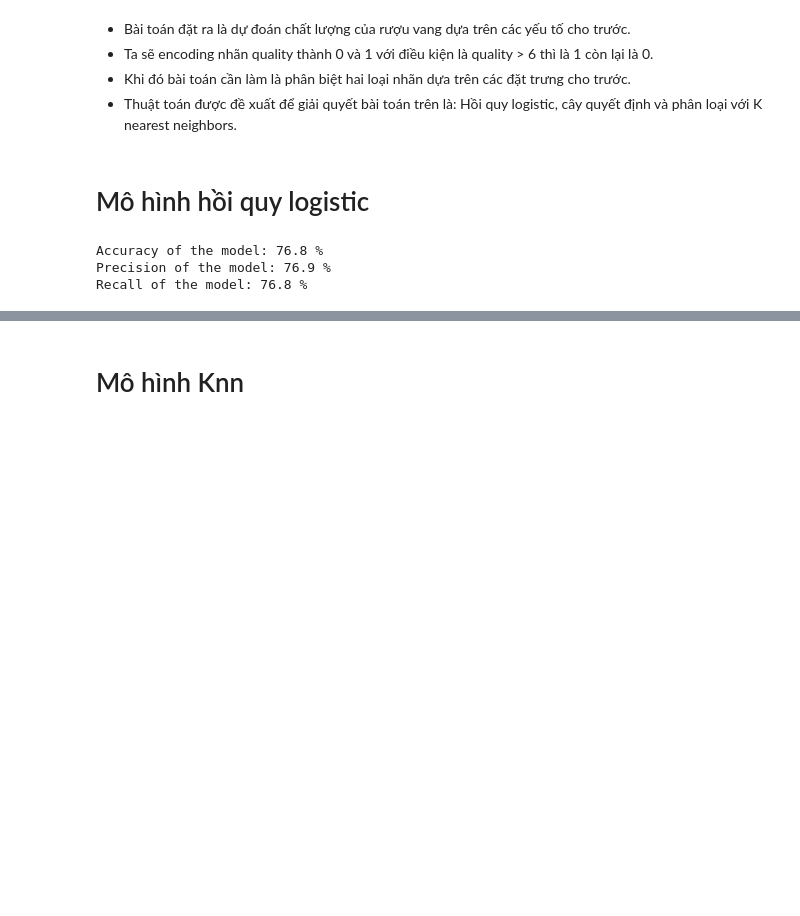
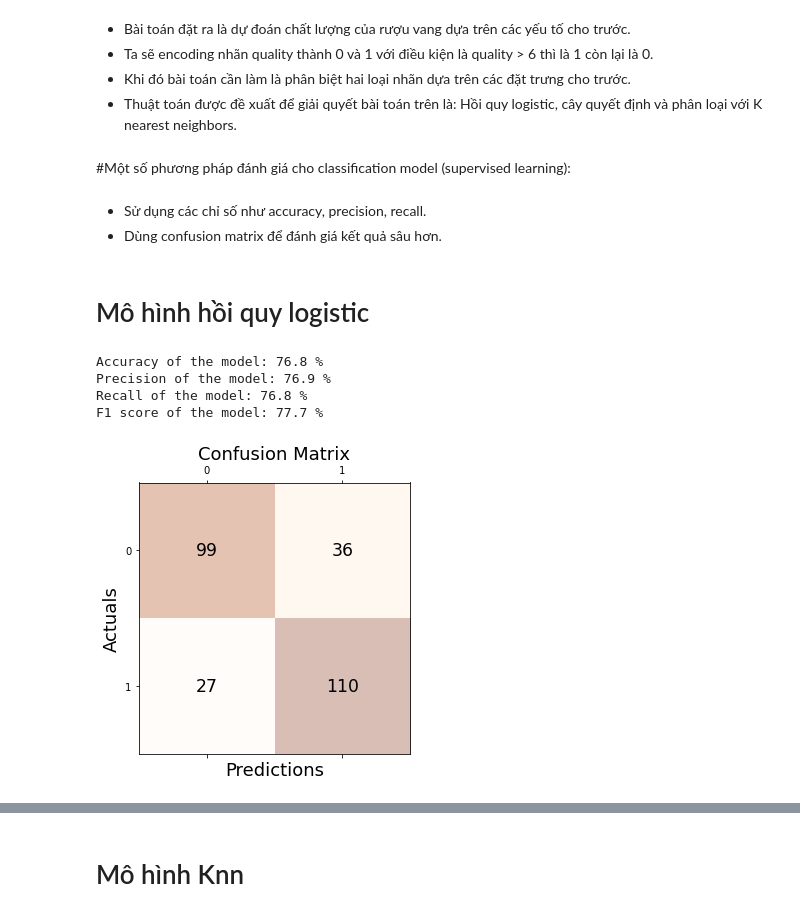
Before and after one commit to DataScienceHCMUS/Analysis, a Jupyter notebook: notebooks/redwinequality.ipynb, the cells around one changed output, grey strips where cells are left out. Drawn from its saved outputs; the diff is of its cells as text; code cells hidden in the pictures; blank space fills up the shorter version.

```diff
--- a/notebooks/redwinequality.ipynb
+++ b/notebooks/redwinequality.ipynb
@@ -352,24 +352,45 @@ X_test = scaler.fit_transform(X_t)
 - Ta sẽ encoding nhãn quality thành 0 và 1 với điều kiện là quality > 6 thì là 1 còn lại là 0.
 - Khi đó bài toán cần làm là phân biệt hai loại nhãn dựa trên các đặt trưng cho trước.
 - Thuật toán được đề xuất để giải quyết bài toán trên là: Hồi quy logistic, cây quyết định và phân loại với K nearest neighbors.
+# %% [markdown]
+#Một số phương pháp đánh giá cho classification model (supervised learning):
+# %% [markdown]
+- Sử dụng các chỉ số như accuracy, precision, recall.
+- Dùng confusion matrix để đánh giá kết quả sâu hơn.
 # %% [markdown]
 # Mô hình hồi quy logistic
 # %%
 from sklearn.linear_model import LogisticRegression
 from sklearn.model_selection import GridSearchCV
-from sklearn.metrics import accuracy_score, precision_score, recall_score, classification_report
+from sklearn.metrics import accuracy_score,f1_score, precision_score, recall_score, classification_report, confusion_matrix
 model = LogisticRegression()
 model.fit(X_train,y_train)
 y_pred=model.predict(X_test)
 y_prob=model.predict_proba(X_test)
 accuracy=np.round(round(accuracy_score(y_test,y_pred),3)*100,2)
 precision=np.round(round(precision_score(y_test,y_pred,average='weighted'),3)*100,2)
 recall=np.round(round(recall_score(y_test,y_pred,average='weighted'),3)*100,2)
+f1_sc = np.round(round(f1_score(y_test,y_pred),3)*100,2)
 
 print('Accuracy of the model:', accuracy,"%")
 print('Precision of the model:', precision,"%")
 print('Recall of the model:', recall,"%")
+print('F1 score of the model:', f1_sc,"%")
+
+conf_matrix = confusion_matrix(y_true=y_test, y_pred=y_pred)
+fig, ax = plt.subplots(figsize=(5, 5))
+ax.matshow(conf_matrix, cmap=plt.cm.Oranges, alpha=0.3)
+for i in range(conf_matrix.shape[0]):
+    for j in range(conf_matrix.shape[1]):
+        ax.text(x=j, y=i,s=conf_matrix[i, j], va='center', ha='center', size='xx-large')
+
+plt.xlabel('Predictions', fontsize=18)
+plt.ylabel('Actuals', fontsize=18)
+plt.title('Confusion Matrix', fontsize=18)
+plt.show()
 # %% [output]
 Accuracy of the model: 76.8 %
 Precision of the model: 76.9 %
 Recall of the model: 76.8 %
+F1 score of the model: 77.7 %
+[figure, added]
```
Also changed, not shown: parts of 18 cells of this notebook.
